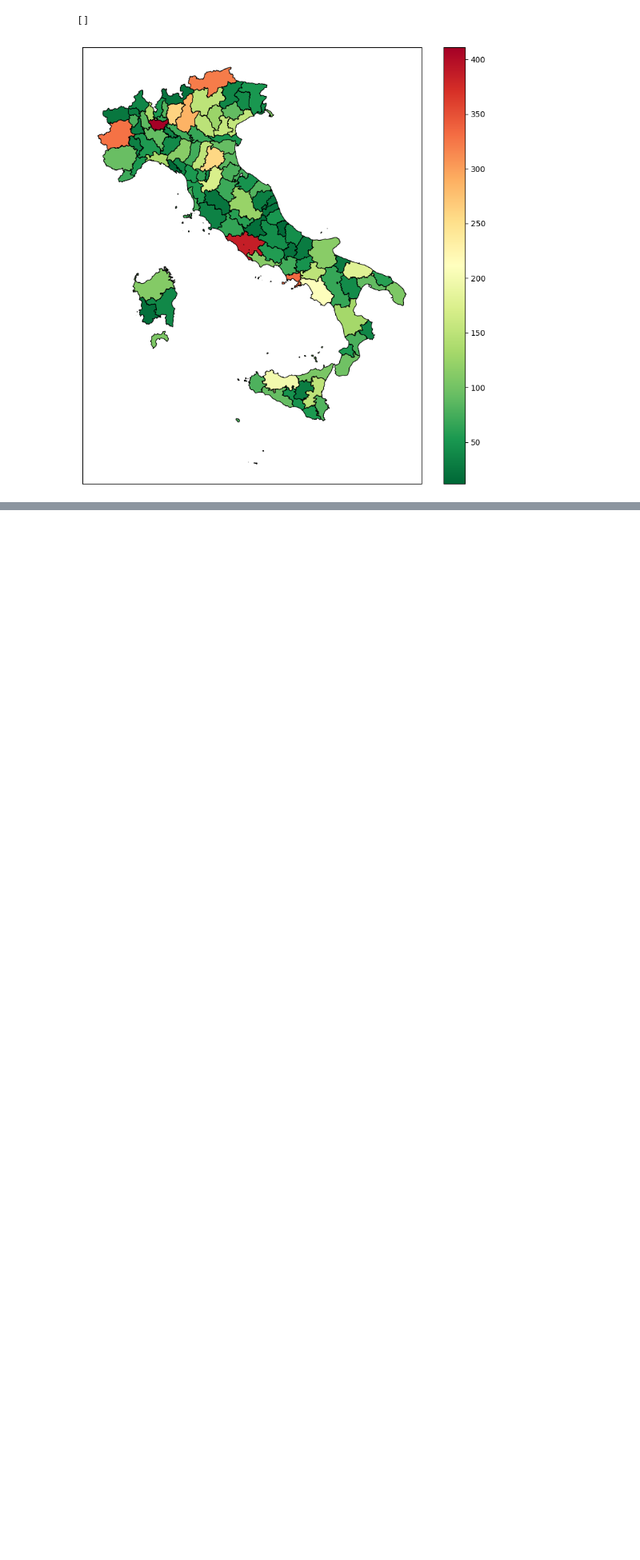
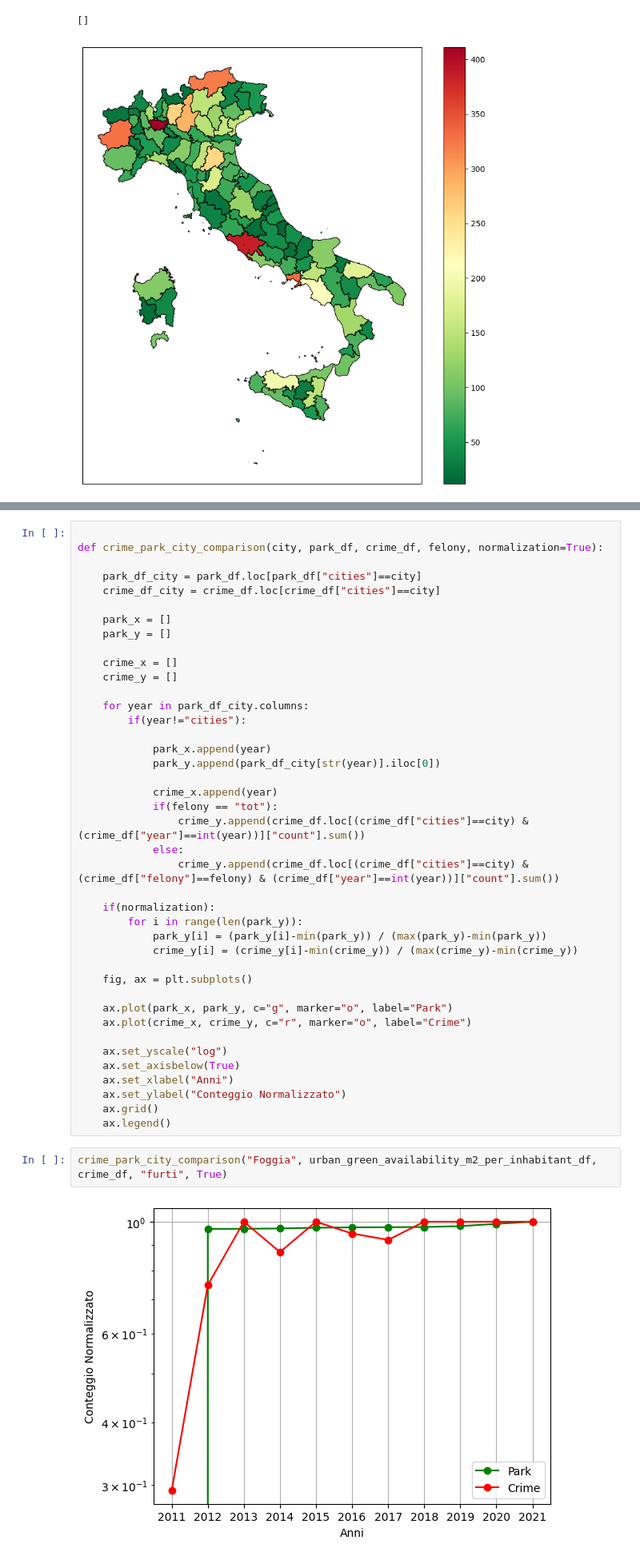
Before and after one commit to leunam10/italian-green-vs-crime-analysis, a Jupyter notebook: notebook/data_exploration.ipynb, the cells around one changed output, grey strips where cells are left out. Shown at 80% size. Saved outputs shown, nothing was run; the diff lists cells and outputs as text; blank space fills up the shorter version.

Commit message:
added funcrion to plot the evolution in time of park and crime distribution for a specific city

```diff
--- a/notebook/data_exploration.ipynb
+++ b/notebook/data_exploration.ipynb
@@ -314,0 +319,45 @@ ax.set_yticks([])
+# %%
+
+def crime_park_city_comparison(city, park_df, crime_df, felony, normalization=True):
+
+    park_df_city = park_df.loc[park_df["cities"]==city]
+    crime_df_city = crime_df.loc[crime_df["cities"]==city]
+
+    park_x = []
+    park_y = []
+
+    crime_x = []
+    crime_y = []
+
+    for year in park_df_city.columns:
+        if(year!="cities"):
+
+            park_x.append(year)
+            park_y.append(park_df_city[str(year)].iloc[0])
+
+            crime_x.append(year)
+            if(felony == "tot"):
+                crime_y.append(crime_df.loc[(crime_df["cities"]==city) & (crime_df["year"]==int(year))]["count"].sum())
+            else:
+                crime_y.append(crime_df.loc[(crime_df["cities"]==city) & (crime_df["felony"]==felony) & (crime_df["year"]==int(year))]["count"].sum())
+
+    if(normalization):
+        for i in range(len(park_y)):
+            park_y[i] = (park_y[i]-min(park_y)) / (max(park_y)-min(park_y))
+            crime_y[i] = (crime_y[i]-min(crime_y)) / (max(crime_y)-min(crime_y))
+
+    fig, ax = plt.subplots()
+
+    ax.plot(park_x, park_y, c="g", marker="o", label="Park")
+    ax.plot(crime_x, crime_y, c="r", marker="o", label="Crime")
+
+    ax.set_yscale("log")
+    ax.set_axisbelow(True)
+    ax.set_xlabel("Anni")
+    ax.set_ylabel("Conteggio Normalizzato")
+    ax.grid()
+    ax.legend()
+# %%
+crime_park_city_comparison("Foggia", urban_green_availability_m2_per_inhabitant_df, crime_df, "furti", True)
+# %% [output]
+[figure, added]
```
Also changed, not shown: parts of 2 cells of this notebook.
